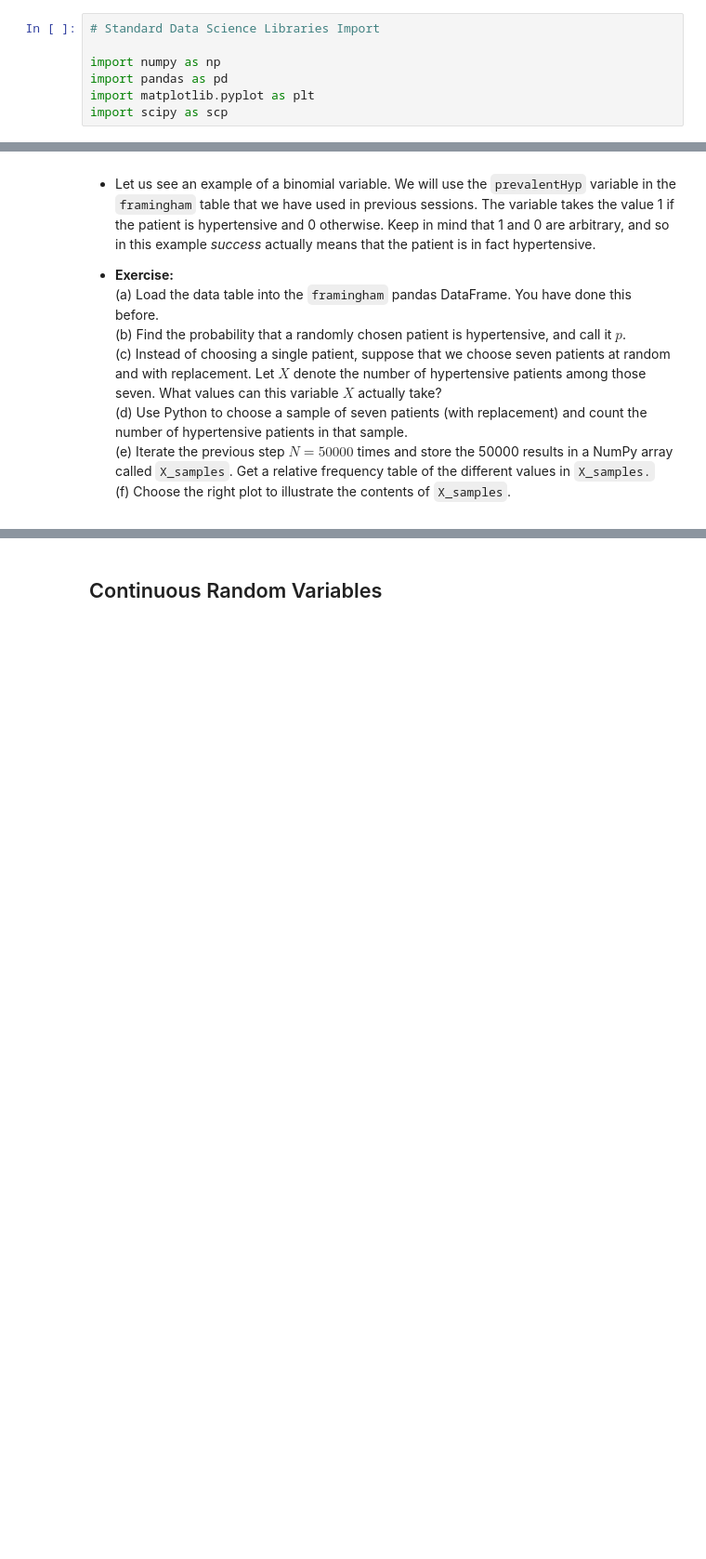
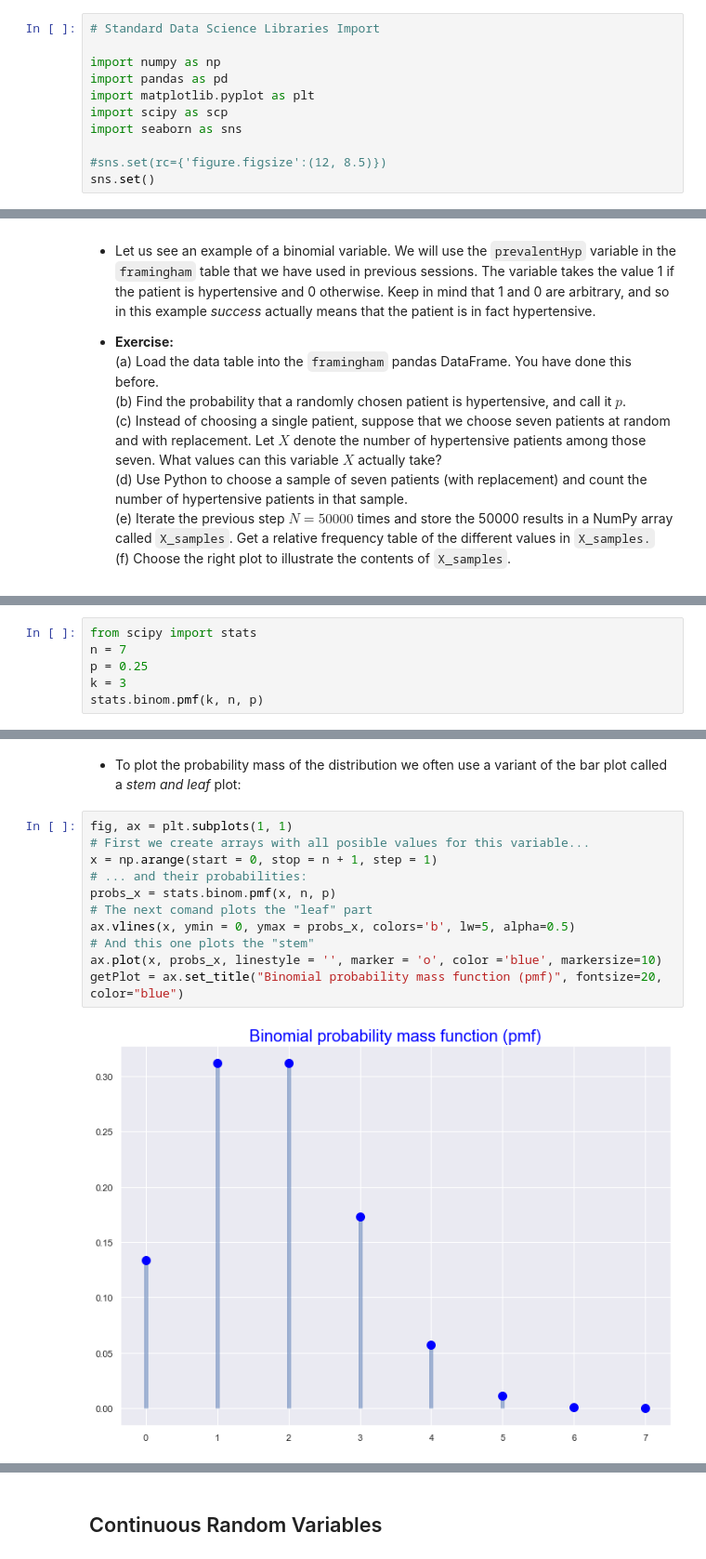
Before and after one commit to mbdfmad/fmad2223, a Jupyter notebook: 04 Random Variables.ipynb, the cells around one changed output, grey strips where cells are left out. Shown at 93% size. Saved outputs shown, nothing was run; the diff lists cells and outputs as text; blank space fills up the shorter version.

```diff
--- a/04 Random Variables.ipynb
+++ b/04 Random Variables.ipynb
@@ -28,6 +28,10 @@ import numpy as np
 import pandas as pd
 import matplotlib.pyplot as plt
 import scipy as scp
+import seaborn as sns
+
+#sns.set(rc={'figure.figsize':(12, 8.5)})
+sns.set()
 # %% [markdown]
 ## Discrete Random Variables
 # %% [markdown]
@@ -254,0 +294,6 @@ where $k! = k\cdot(k - 1)\cdot(k - 2)\cdot\,\cdots\,\cdot 2\cdot 1$ is the facto
+# %%
+from scipy import stats
+n = 7
+p = 0.25
+k = 3
+stats.binom.pmf(k, n, p)
@@ -254,0 +318,15 @@ where $k! = k\cdot(k - 1)\cdot(k - 2)\cdot\,\cdots\,\cdot 2\cdot 1$ is the facto
+# %% [markdown]
++ To plot the probability mass of the distribution we often use a variant of the bar plot called a *stem and leaf* plot:
+# %%
+fig, ax = plt.subplots(1, 1)
+# First we create arrays with all posible values for this variable...
+x = np.arange(start = 0, stop = n + 1, step = 1)
+# ... and their probabilities:
+probs_x = stats.binom.pmf(x, n, p)
+# The next comand plots the "leaf" part
+ax.vlines(x, ymin = 0, ymax = probs_x, colors='b', lw=5, alpha=0.5)
+# And this one plots the "stem"
+ax.plot(x, probs_x, linestyle = '', marker = 'o', color ='blue', markersize=10)
+getPlot = ax.set_title("Binomial probability mass function (pmf)", fontsize=20, color="blue")
+# %% [output]
+[figure, added]
```
Also changed, not shown: parts of 31 cells of this notebook, 3 other files.
